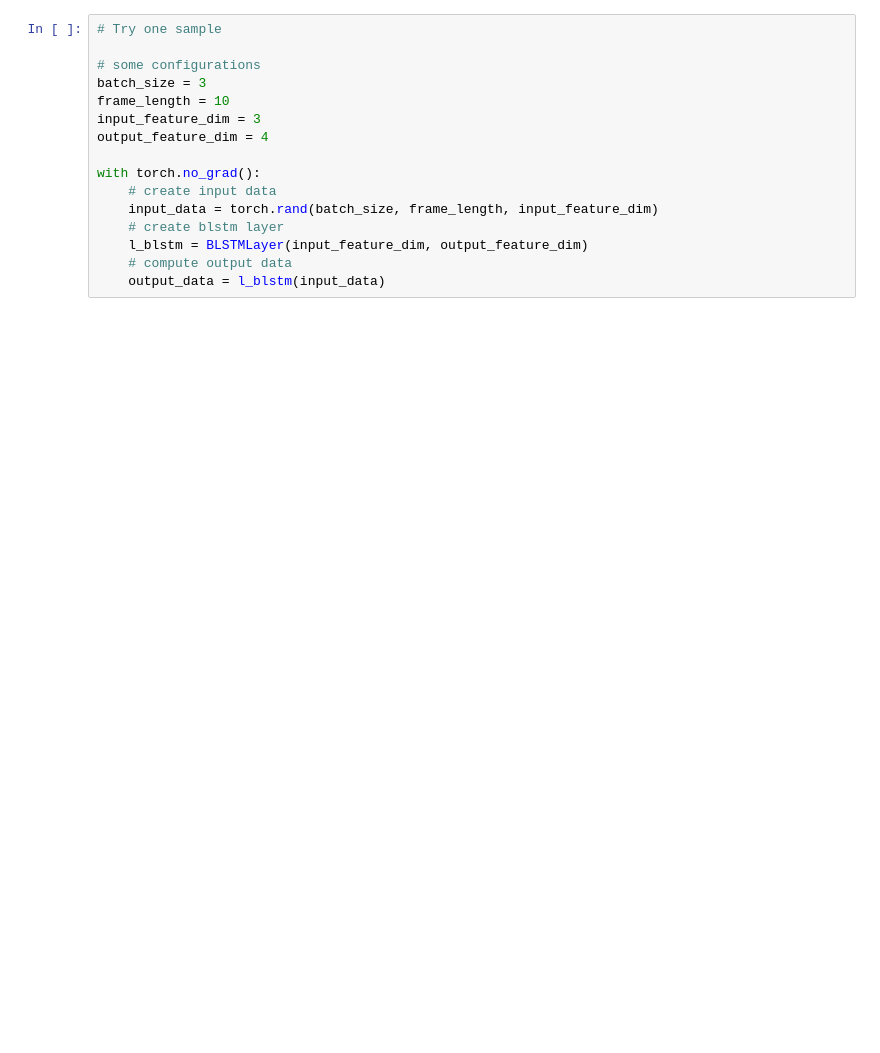
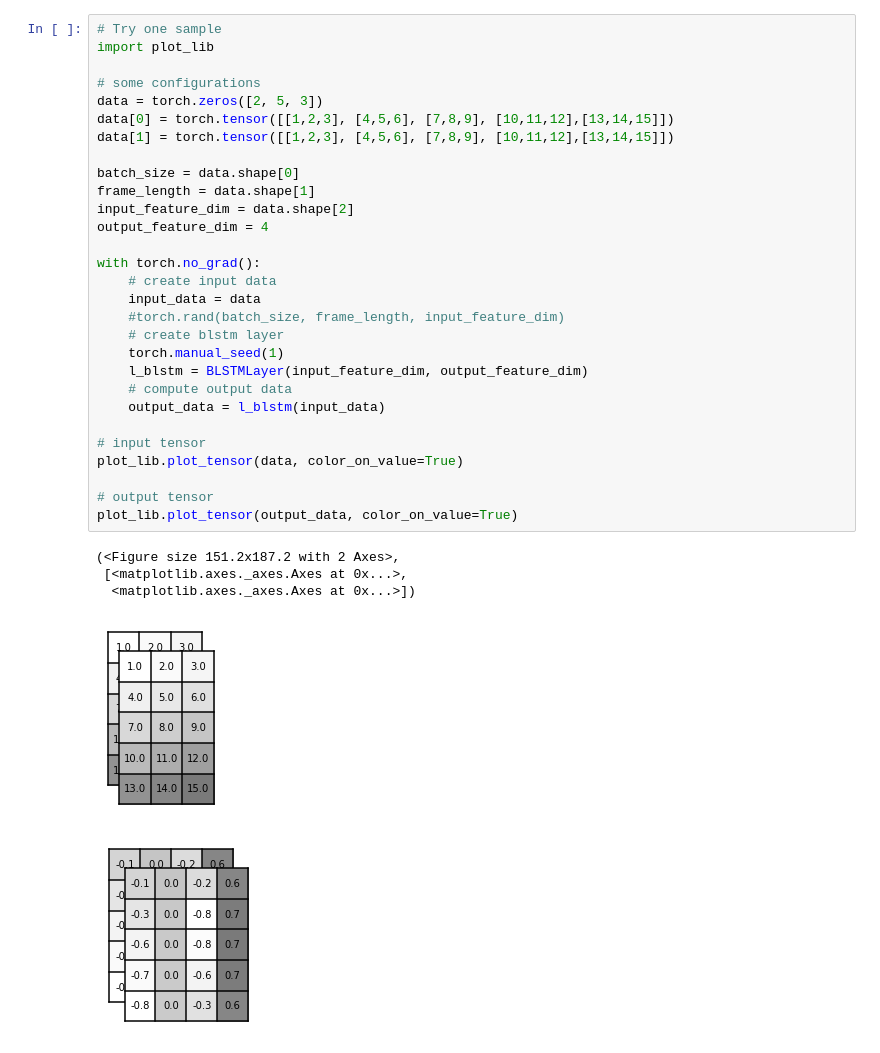
Before and after one commit to nii-yamagishilab/project-NN-Pytorch-scripts, a Jupyter notebook: tutorials/2_rnn.ipynb, the cells around one changed output. Drawn from its saved outputs; the diff is of its cells as text; blank space fills up the shorter version.

```diff
--- a/tutorials/2_rnn.ipynb
+++ b/tutorials/2_rnn.ipynb
@@ -47,19 +49,38 @@ class BLSTMLayer(torch_nn.Module):
 # %%
 # Try one sample
+import plot_lib
 
 # some configurations
-batch_size = 3
-frame_length = 10
-input_feature_dim = 3
+data = torch.zeros([2, 5, 3])
+data[0] = torch.tensor([[1,2,3], [4,5,6], [7,8,9], [10,11,12],[13,14,15]])
+data[1] = torch.tensor([[1,2,3], [4,5,6], [7,8,9], [10,11,12],[13,14,15]])
+
+batch_size = data.shape[0]
+frame_length = data.shape[1]
+input_feature_dim = data.shape[2]
 output_feature_dim = 4
 
 with torch.no_grad():
     # create input data
-    input_data = torch.rand(batch_size, frame_length, input_feature_dim)
+    input_data = data
+    #torch.rand(batch_size, frame_length, input_feature_dim)
     # create blstm layer
+    torch.manual_seed(1)
     l_blstm = BLSTMLayer(input_feature_dim, output_feature_dim)
     # compute output data
     output_data = l_blstm(input_data)
+
+# input tensor
+plot_lib.plot_tensor(data, color_on_value=True)
+
+# output tensor
+plot_lib.plot_tensor(output_data, color_on_value=True)
+# %% [output]
+(<Figure size 151.2x187.2 with 2 Axes>,
+ [<matplotlib.axes._axes.Axes at 0x...>,
+  <matplotlib.axes._axes.Axes at 0x...>])
+[figure, added]
+[figure, added]
 # %%
 import matplotlib
 import matplotlib.pyplot as plt
```
Also changed, not shown: parts of 7 cells of this notebook, 5 other files.
